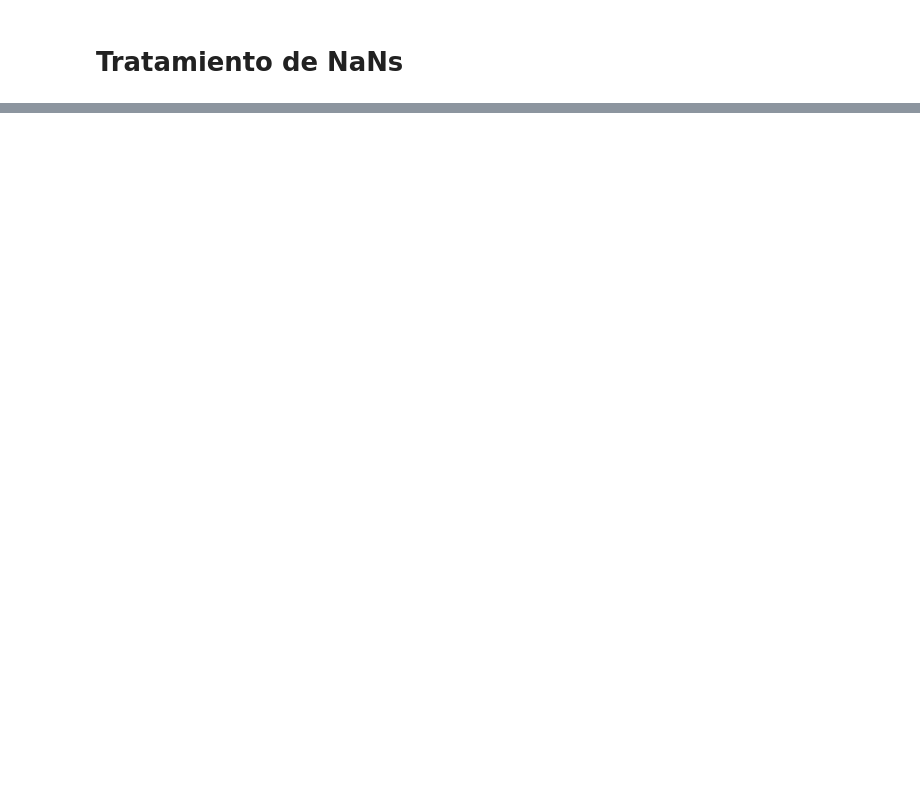
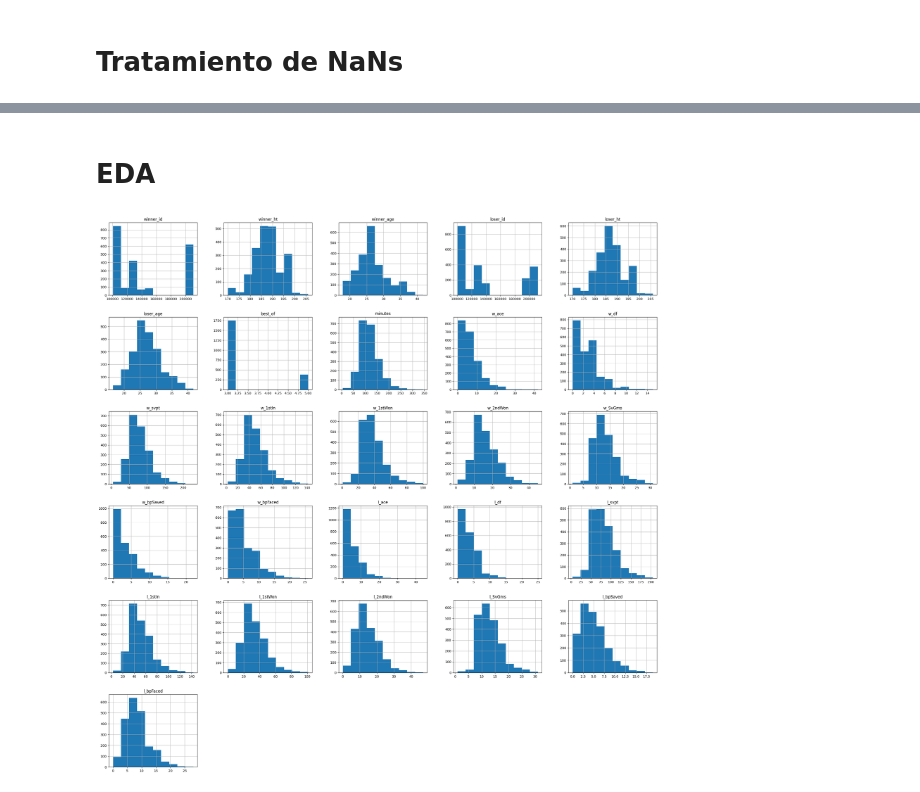
Before and after one commit to jmayordomom/ML_TennisPredict, a Jupyter notebook: src/notebooks/01_LimpiezaDatos.ipynb, the cells around one changed output, grey strips where cells are left out. Drawn from its saved outputs; the diff is of its cells as text; code cells hidden in the pictures; blank space fills up the shorter version.

```diff
--- a/src/notebooks/01_LimpiezaDatos.ipynb
+++ b/src/notebooks/01_LimpiezaDatos.ipynb
@@ -24,7 +27,7 @@ data.describe()
 | 75% | 128.000000 | 2.023063e+07 | 289.000000 | 200282.000000 | 10.000000 | 191.000000 | 28.800000 | 200221.000000 | ... |
 | max | 128.000000 | 2.023082e+07 | 300.000000 | 210506.000000 | 32.000000 | 206.000000 | 41.700000 | 212041.000000 | ... |
 # %%
-data.drop(columns=["tourney_id", "draw_size", "tourney_date", "match_num", "winner_name",
+data.drop(columns=["tourney_id", "draw_size", "tourney_date", "match_num", "winner_name", "winner_seed", "loser_seed",
                    "loser_name", "score", "winner_rank", "winner_rank_points","loser_rank", "loser_rank_points", "winner_entry", "loser_entry"], inplace=True)
 # %%
 data.info()
@@ -77,0 +101,6 @@ data["minutes"].fillna(data["minutes"].mean(), inplace=True)
+# %% [markdown]
+# EDA
+# %%
+data.hist(figsize=(30,30));
+# %% [output]
+[figure, added]
```
Also changed, not shown: parts of 6 cells of this notebook, 5 other files.
